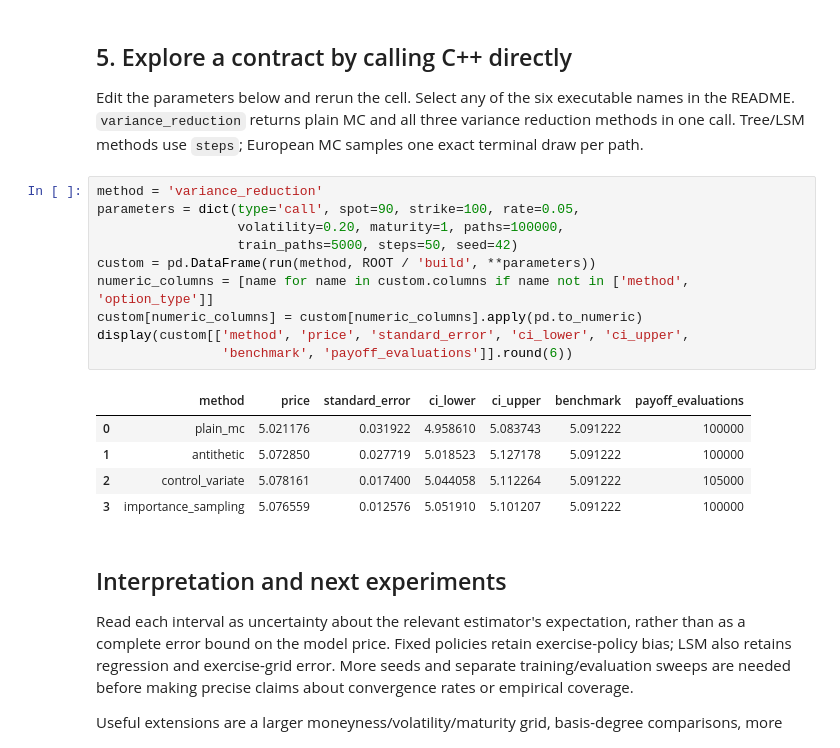
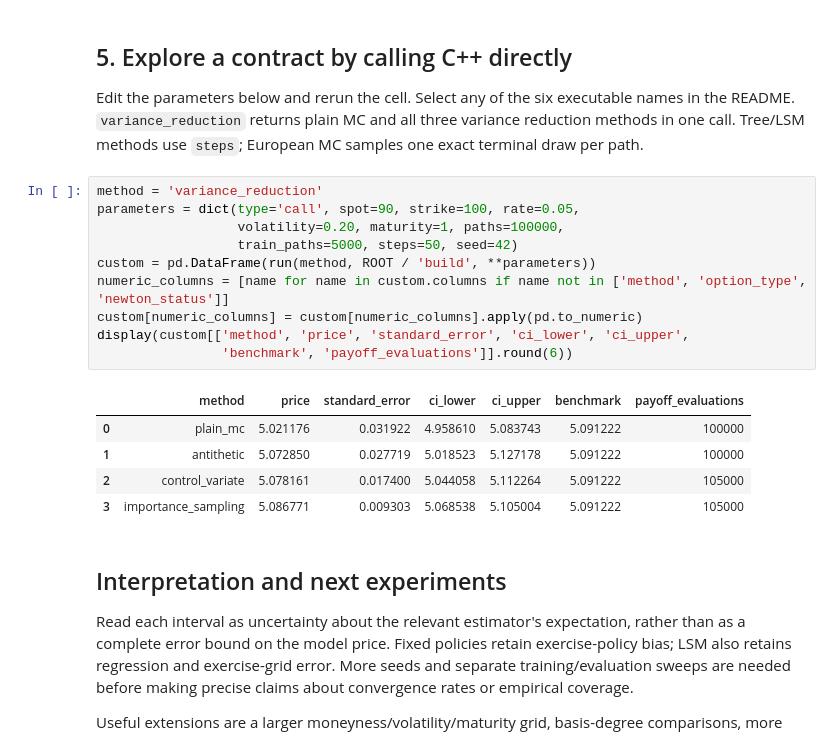
Before and after one commit to miracl-3/Numerical-Methods-in-Option-Pricing, a Jupyter notebook: notebooks/option_pricing.ipynb, the cells around one changed output. Drawn from its saved outputs; the diff is of its cells as text.

```diff
--- a/notebooks/option_pricing.ipynb
+++ b/notebooks/option_pricing.ipynb
@@ -167,19 +210,19 @@ Tree/LSM methods use `steps`; European MC samples one exact terminal draw per pa
 # %%
 method = 'variance_reduction'
 parameters = dict(type='call', spot=90, strike=100, rate=0.05,
                   volatility=0.20, maturity=1, paths=100000,
                   train_paths=5000, steps=50, seed=42)
 custom = pd.DataFrame(run(method, ROOT / 'build', **parameters))
-numeric_columns = [name for name in custom.columns if name not in ['method', 'option_type']]
+numeric_columns = [name for name in custom.columns if name not in ['method', 'option_type', 'newton_status']]
 custom[numeric_columns] = custom[numeric_columns].apply(pd.to_numeric)
 display(custom[['method', 'price', 'standard_error', 'ci_lower', 'ci_upper',
                 'benchmark', 'payoff_evaluations']].round(6))
 # %% [output]
 |  | method | price | standard_error | ci_lower | ci_upper | benchmark | payoff_evaluations |
 | 0 | plain_mc | 5.021176 | 0.031922 | 4.958610 | 5.083743 | 5.091222 | 100000 |
 | 1 | antithetic | 5.072850 | 0.027719 | 5.018523 | 5.127178 | 5.091222 | 100000 |
 | 2 | control_variate | 5.078161 | 0.017400 | 5.044058 | 5.112264 | 5.091222 | 105000 |
-| 3 | importance_sampling | 5.076559 | 0.012576 | 5.051910 | 5.101207 | 5.091222 | 100000 |
+| 3 | importance_sampling | 5.086771 | 0.009303 | 5.068538 | 5.105004 | 5.091222 | 105000 |
 # %% [markdown]
 ## Interpretation and next experiments
 
```
Also changed, not shown: parts of 9 cells of this notebook, 26 other files.
